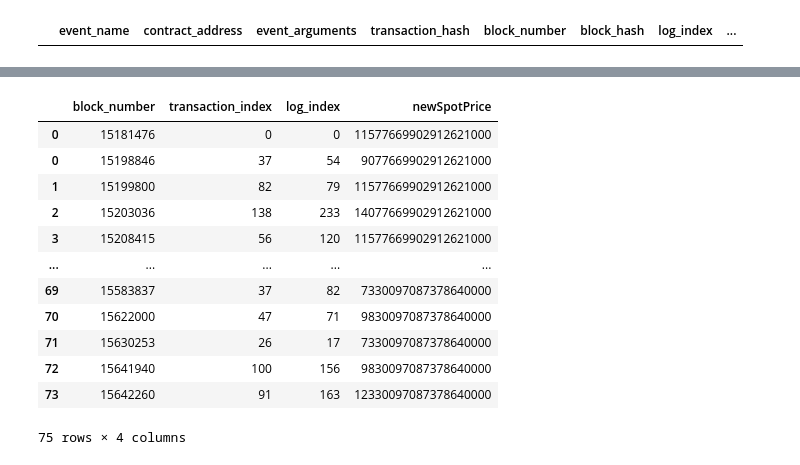
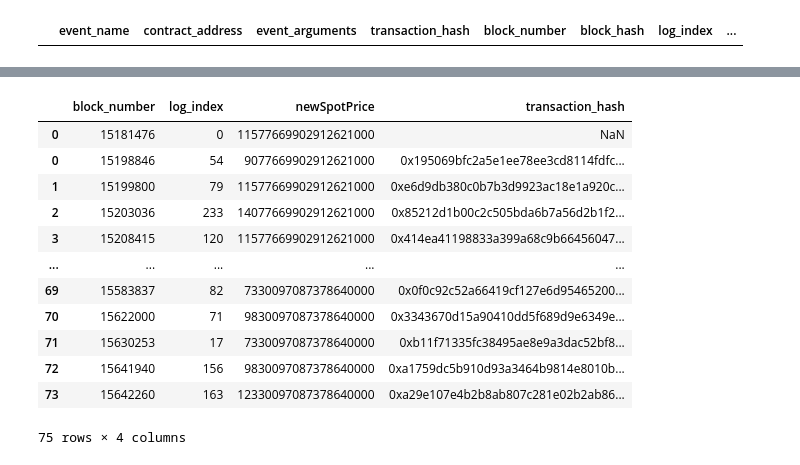
Before and after one commit to fmrmf/sudo-ape, a Jupyter notebook: notebook/sudo-pool.ipynb, the cells around one changed output, grey strips where cells are left out. Saved outputs shown, nothing was run; the diff lists cells and outputs as text; code cells hidden in the pictures.

```diff
--- a/notebook/sudo-pool.ipynb
+++ b/notebook/sudo-pool.ipynb
@@ -220,23 +219,23 @@ Wall time: 6min 6s
 unfold(query_price_updates)
 # %%
 # sort, filter and add in initial price data
-query_price_updates_filtered = query_price_updates.sort_values(by=['block_number', 'log_index']).filter(['block_number', 'transaction_index', 'log_index', 'newSpotPrice'])
-data_initial = {'block_number': [deploy_block], 'transaction_index': [0], 'log_index': [0], 'newSpotPrice': [price_initial]}
+query_price_updates_filtered = query_price_updates.sort_values(by=['block_number', 'log_index']).filter(['block_number', 'log_index', 'transaction_hash', 'newSpotPrice'])
+data_initial = {'block_number': [deploy_block], 'log_index': [0], 'newSpotPrice': [price_initial]}
 query_prices = pd.concat([pd.DataFrame(data=data_initial), query_price_updates_filtered])
 query_prices
 # %% [output]
-|  | block_number | transaction_index | log_index | newSpotPrice |
-| 0 | 15181476 | 0 | 0 | 11577669902912621000 |
-| 0 | 15198846 | 37 | 54 | 9077669902912621000 |
-| 1 | 15199800 | 82 | 79 | 11577669902912621000 |
-| 2 | 15203036 | 138 | 233 | 14077669902912621000 |
-| 3 | 15208415 | 56 | 120 | 11577669902912621000 |
+|  | block_number | log_index | newSpotPrice | transaction_hash |
+| 0 | 15181476 | 0 | 11577669902912621000 | NaN |
+| 0 | 15198846 | 54 | 9077669902912621000 | 0x195069bfc2a5e1ee78ee3cd8114fdfc... |
+| 1 | 15199800 | 79 | 11577669902912621000 | 0xe6d9db380c0b7b3d9923ac18e1a920c... |
+| 2 | 15203036 | 233 | 14077669902912621000 | 0x85212d1b00c2c505bda6b7a56d2b1f2... |
+| 3 | 15208415 | 120 | 11577669902912621000 | 0x414ea41198833a399a68c9b66456047... |
 | ... | ... | ... | ... | ... |
-| 69 | 15583837 | 37 | 82 | 7330097087378640000 |
-| 70 | 15622000 | 47 | 71 | 9830097087378640000 |
-| 71 | 15630253 | 26 | 17 | 7330097087378640000 |
-| 72 | 15641940 | 100 | 156 | 9830097087378640000 |
-| 73 | 15642260 | 91 | 163 | 12330097087378640000 |
+| 69 | 15583837 | 82 | 7330097087378640000 | 0x0f0c92c52a66419cf127e6d95465200... |
+| 70 | 15622000 | 71 | 9830097087378640000 | 0x3343670d15a90410dd5f689d9e6349e... |
+| 71 | 15630253 | 17 | 7330097087378640000 | 0xb11f71335fc38495ae8e9a3dac52bf8... |
+| 72 | 15641940 | 156 | 9830097087378640000 | 0xa1759dc5b910d93a3464b9814e8010b... |
+| 73 | 15642260 | 163 | 12330097087378640000 | 0xa29e107e4b2b8ab807c281e02b2ab86... |
 75 rows × 4 columns
 # %%
 # norm prices to ETH terms
```
Also changed, not shown: parts of 26 cells of this notebook, 3 other files.
